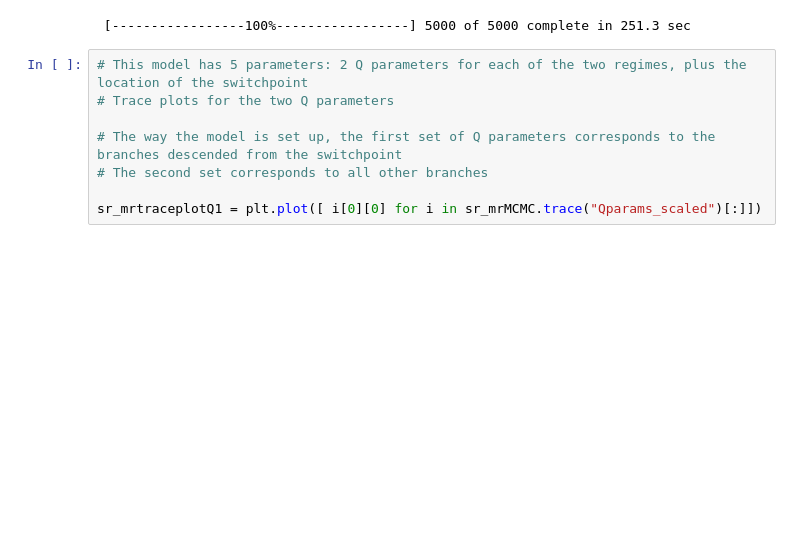
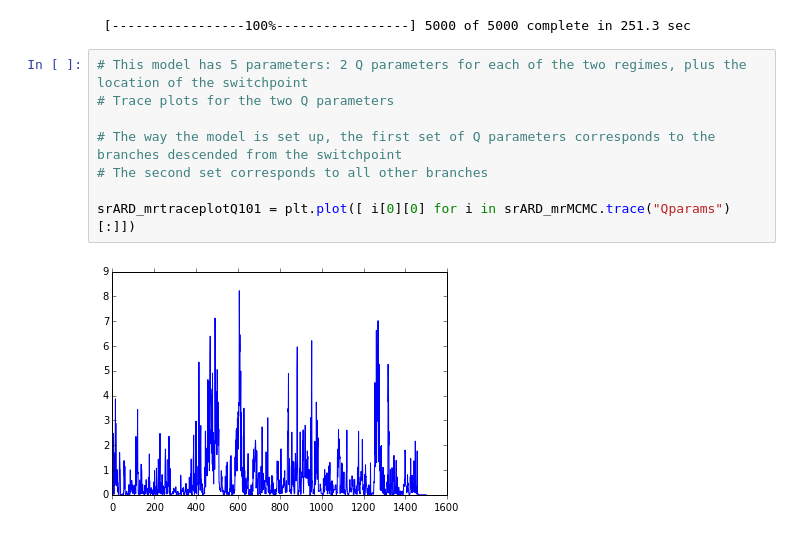
Before and after one commit to rhr/ivy, a Jupyter notebook: examples/mkModelExamples.ipynb, the cells around one changed output. Cells and saved outputs as stored; diff of their text form; blank space fills up the shorter version.

```diff
--- a/examples/mkModelExamples.ipynb
+++ b/examples/mkModelExamples.ipynb
@@ -414,8 +414,10 @@ srARD_mrMCMC.sample(5000, burn=500, thin=3)
 # %%
 # This model has 5 parameters: 2 Q parameters for each of the two regimes, plus the location of the switchpoint
 # Trace plots for the two Q parameters
 
 # The way the model is set up, the first set of Q parameters corresponds to the branches descended from the switchpoint
 # The second set corresponds to all other branches
 
-sr_mrtraceplotQ1 = plt.plot([ i[0][0] for i in sr_mrMCMC.trace("Qparams_scaled")[:]])
+srARD_mrtraceplotQ101 = plt.plot([ i[0][0] for i in srARD_mrMCMC.trace("Qparams")[:]])
+# %% [output]
+[figure, added]
```
Also changed, not shown: parts of 55 cells of this notebook, 5 other files.
